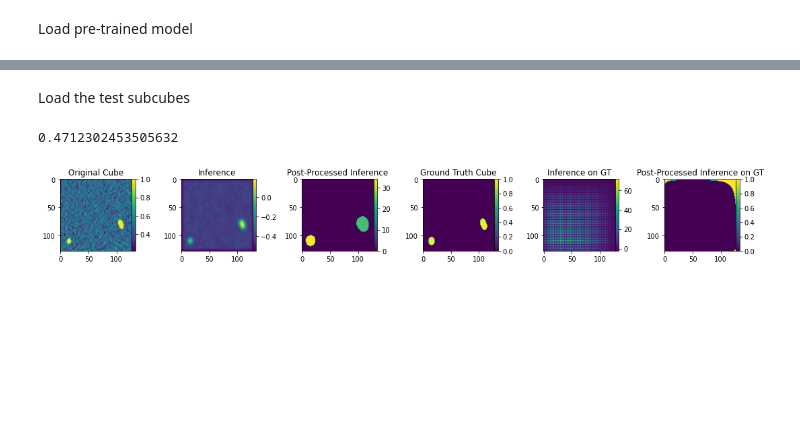
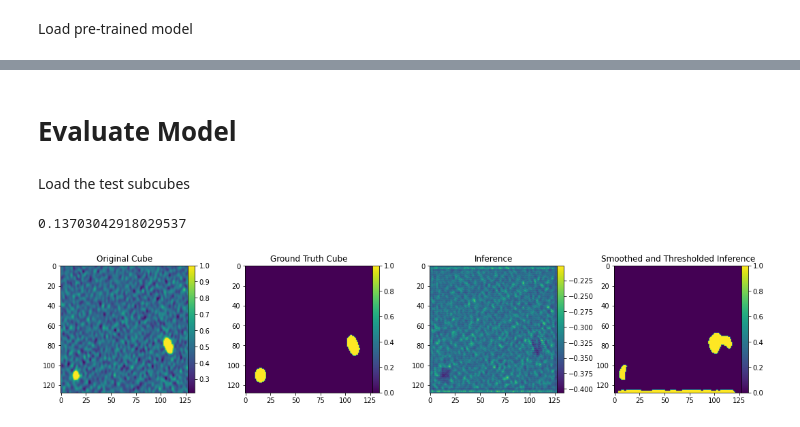
Before and after one commit to Jbarkai/HISourceFinder, a Jupyter notebook: notebooks/Inference.ipynb, the cells around one changed output, grey strips where cells are left out. Drawn from its saved outputs; the diff is of its cells as text; code cells hidden in the pictures; blank space fills up the shorter version.

```diff
--- a/notebooks/Inference.ipynb
+++ b/notebooks/Inference.ipynb
@@ -58,7 +104,7 @@ class argsclass:
         self.pretrained = pretrained
         self.dataset_name = 'hi_source'
         self.save = './inference_checkpoints/' + self.model + '_checkpoints/' + self.model + '_' + self.dataset_name
-args = argsclass('VNET', 'adam', 1e-2, 1, 2, "../saved_models/fold_4_checkpoints/VNET_/VNET__BEST.pth")
+args = argsclass('VNET', 'adam', 1e-2, 1, 2, "../saved_models_12052021_165424_/fold_" + str(k) + "_checkpoints/VNET_/VNET__BEST.pth")
 model, optimizer = create_model(args)
 criterion = DiceLoss(classes=args.classes)
 model.restore_checkpoint(args.pretrained)
@@ -98,6 +139,16 @@ fig.tight_layout()
+# %% [markdown]
+# Evaluate Model
 # %% [markdown]
 Load the test subcubes
 # %%
 def prepare_data(data):
     interval = ZScaleInterval()
     return interval(np.nan_to_num(np.moveaxis(data, 0, 2)))
+
+def post_process(tensor):
+    out_np = tensor.squeeze()[1].numpy()
+    smoothed_gal = ndi.gaussian_filter(out_np, sigma=3)
+    t = np.mean(smoothed_gal) + np.std(smoothed_gal)
+    new_mask = (smoothed_gal > t)
+#     object_labels = skmeas.label(new_mask)
+    return new_mask
@@ -133,58 +163,51 @@ data_loader_tensor = torch.FloatTensor(prepared_data.astype(np.float32)).unsquee
 with torch.no_grad():
     out_cube = model.inference(data_loader_tensor)
     out_mask = model.inference(mask_tensor)
-# %%
-def post_process(tensor):
-    out_np = tensor.squeeze()[0].numpy()
-    smoothed_gal = ndi.gaussian_filter(out_np, sigma=2)
-    t = np.mean(smoothed_gal) + np.std(smoothed_gal)
-    new_mask = (smoothed_gal > t)
-    object_labels = skmeas.label(new_mask)
-    return object_labels
 # %%
 object_labels = post_process(out_cube)
 object_labels_mask = post_process(out_mask)
 y_true = np.moveaxis(realseg_data, 0, 2)
 mask_labels = skmeas.label(np.moveaxis(realseg_data.astype(bool), 0, 2))
 
-intersection = np.sum(np.logical_and(mask_labels, new_mask).astype(int))
-union = np.sum(y_true) + np.sum(new_mask)
-dice_loss = (2*intersection)/(union)
-dice_loss
+gt = (object_labels).flatten().tolist()
+pred = (y_true).flatten().tolist()
+f_score(intersection(gt, pred), all_AB(gt, pred))
 # %% [output]
-0.4712302453505632
+0.13703042918029537
 # %%
-fig, axes = plt.subplots(1, 6, figsize = (15, 5))
+fig, axes = plt.subplots(1, 4, figsize = (15, 5))
 im0 = axes[0].imshow(prepared_data[..., 34])
 cax0 = make_axes_locatable(axes[0]).append_axes("right", size="5%",pad=0)
 fig.colorbar(im0, cax=cax0)
 axes[0].set_title("Original Cube")
 
-im1 = axes[1].imshow(out_cube.squeeze()[0][..., 34])
-cax1 = make_axes_locatable(axes[1]).append_axes("right", size="5%",pad=0)
+
+im3 = axes[1].imshow(realseg_data[34])
+cax3 = make_axes_locatable(axes[1]).append_axes("right", size="5%",pad=0)
+fig.colorbar(im3, cax=cax3)
+axes[1].set_title("Ground Truth Cube")
+
+im1 = axes[2].imshow(out_cube.squeeze()[0][..., 34])
+cax1 = make_axes_locatable(axes[2]).append_axes("right", size="5%",pad=0)
 fig.colorbar(im1, cax=cax1)
-axes[1].set_title("Inference")
+axes[2].set_title("Inference")
 
-im2 = axes[2].imshow(object_labels[..., 34])
-cax2 = make_axes_locatable(axes[2]).append_axes("right", size="5%",pad=0)
+im2 = axes[3].imshow(object_labels[..., 34])
+cax2 = make_axes_locatable(axes[3]).append_axes("right", size="5%",pad=0)
 fig.colorbar(im2, cax=cax2)
-axes[2].set_title("Post-Processed Inference")
+axes[3].set_title("Smoothed and Thresholded Inference")
 
-im3 = axes[3].imshow(realseg_data[34])
-cax3 = make_axes_locatable(axes[3]).append_axes("right", size="5%",pad=0)
-fig.colorbar(im3, cax=cax3)
-axes[3].set_title("Ground Truth Cube")
 
-im4 = axes[4].imshow(out_mask.squeeze()[0][..., 34])
-cax4 = make_axes_locatable(axes[4]).append_axes("right", size="5%",pad=0)
-fig.colorbar(im4, cax=cax4)
-axes[4].set_title("Inference on GT")
+# im4 = axes[4].imshow(out_mask.squeeze()[0][..., 34])
+# cax4 = make_axes_locatable(axes[4]).append_axes("right", size="5%",pad=0)
+# fig.colorbar(im4, cax=cax4)
+# axes[4].set_title("Inference on GT")
 
-im5 = axes[5].imshow(object_labels_mask[..., 34])
-cax5 = make_axes_locatable(axes[5]).append_axes("right", size="5%",pad=0)
-fig.colorbar(im5, cax=cax5)
-axes[5].set_title("Post-Processed Inference on GT")
+# im5 = axes[5].imshow(object_labels_mask[..., 34])
+# cax5 = make_axes_locatable(axes[5]).append_axes("right", size="5%",pad=0)
+# fig.colorbar(im5, cax=cax5)
+# axes[5].set_title("Post-Processed Inference on GT")
 
 fig.tight_layout()
 # %% [output]
-[figure, old version]
+[figure, new version]
```
Also changed, not shown: parts of 26 cells of this notebook, 8 other files.
